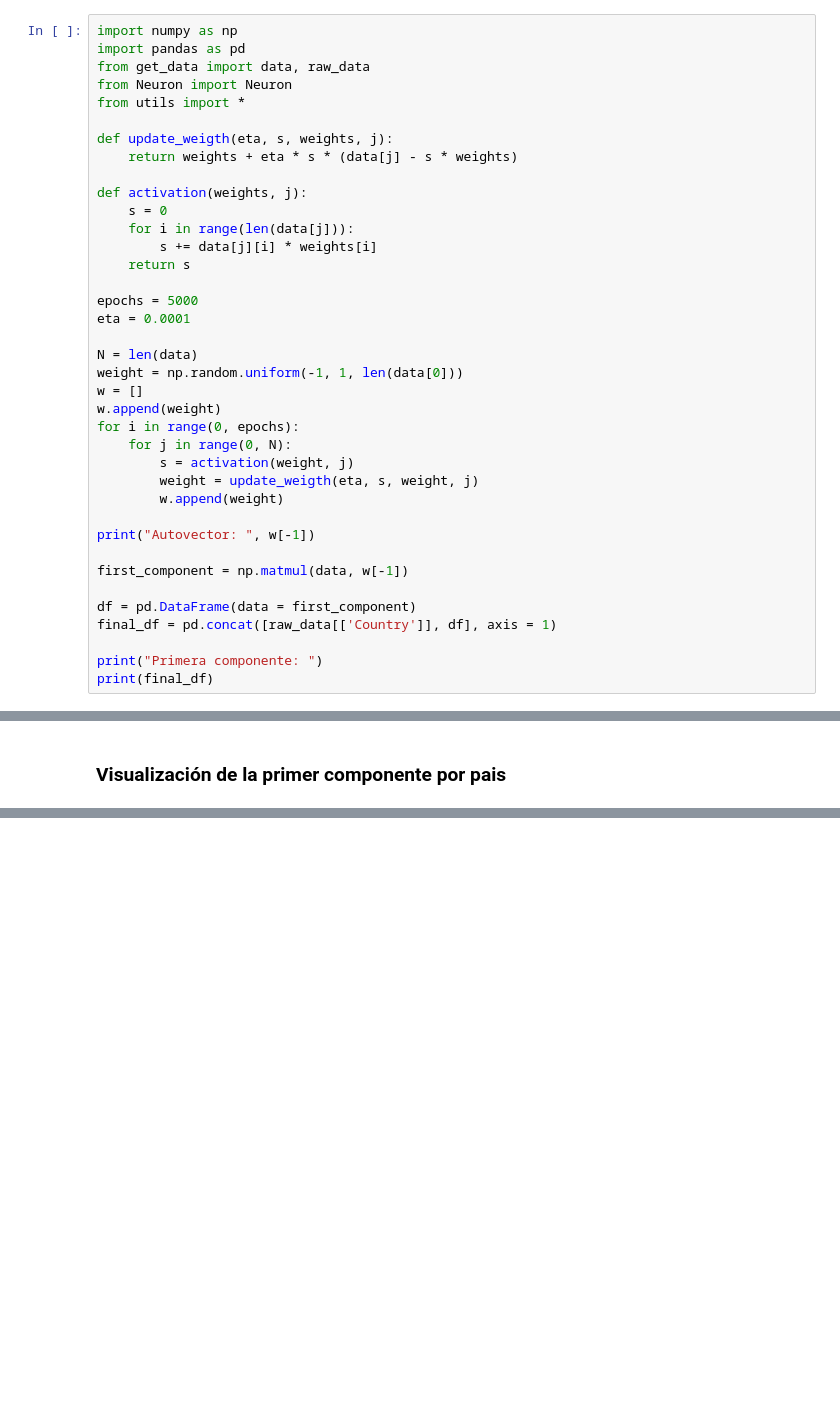
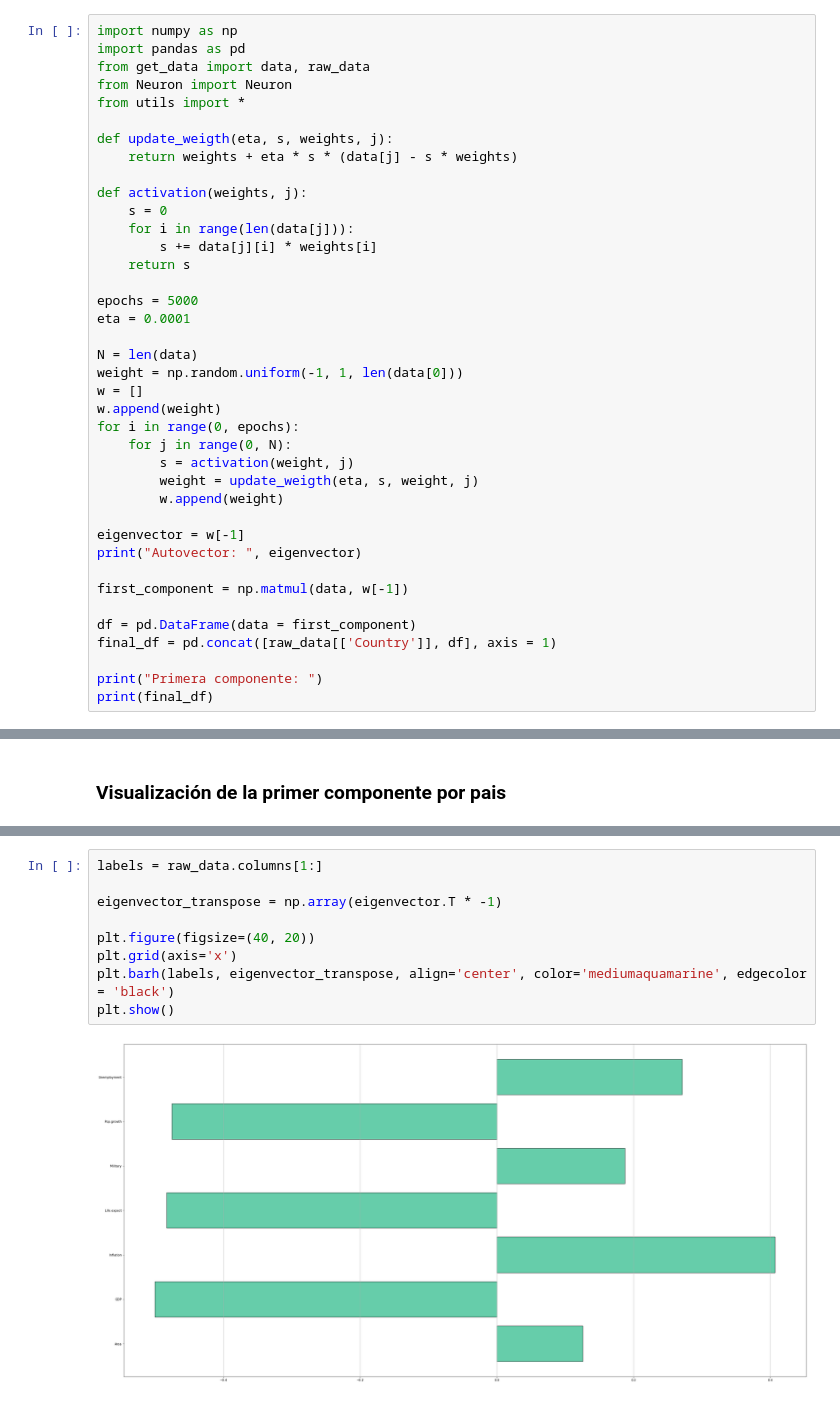
Before and after one commit to arfernandez2000/SIA, a Jupyter notebook: TP4/Ej1/oja_notebook.ipynb, the cells around one changed output, grey strips where cells are left out. Drawn from its saved outputs; the diff is of its cells as text; blank space fills up the shorter version.

```diff
--- a/TP4/Ej1/oja_notebook.ipynb
+++ b/TP4/Ej1/oja_notebook.ipynb
@@ -31,7 +31,8 @@ for i in range(0, epochs):
         weight = update_weigth(eta, s, weight, j)
         w.append(weight)
 
-print("Autovector: ", w[-1])
+eigenvector = w[-1]
+print("Autovector: ", eigenvector)
 
 first_component = np.matmul(data, w[-1])
 
@@ -82,0 +79,11 @@ plt.show()
+# %%
+labels = raw_data.columns[1:]
+
+eigenvector_transpose = np.array(eigenvector.T * -1)
+
+plt.figure(figsize=(40, 20))
+plt.grid(axis='x')
+plt.barh(labels, eigenvector_transpose, align='center', color='mediumaquamarine', edgecolor = 'black')
+plt.show()
+# %% [output]
+[figure, added]
```
Also changed, not shown: parts of 3 cells of this notebook, 1 other file.
